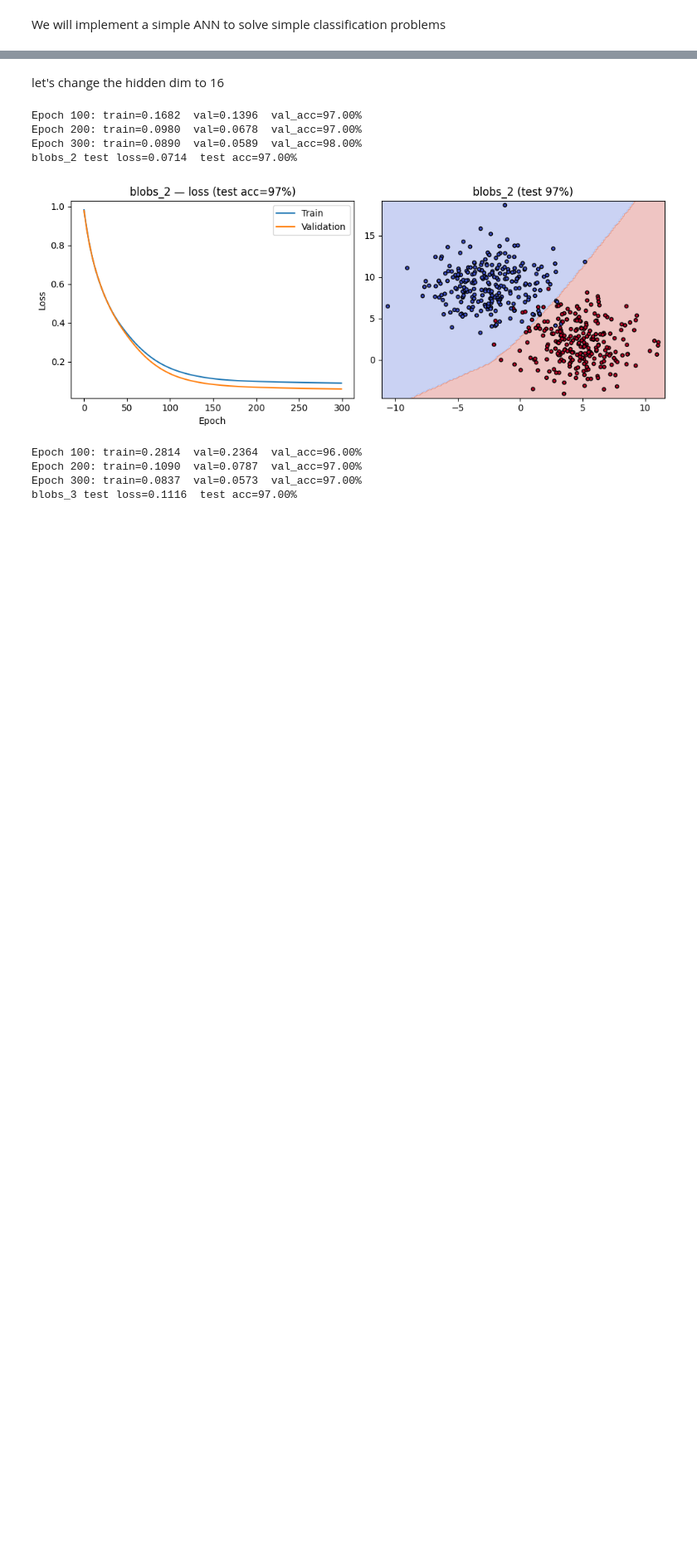
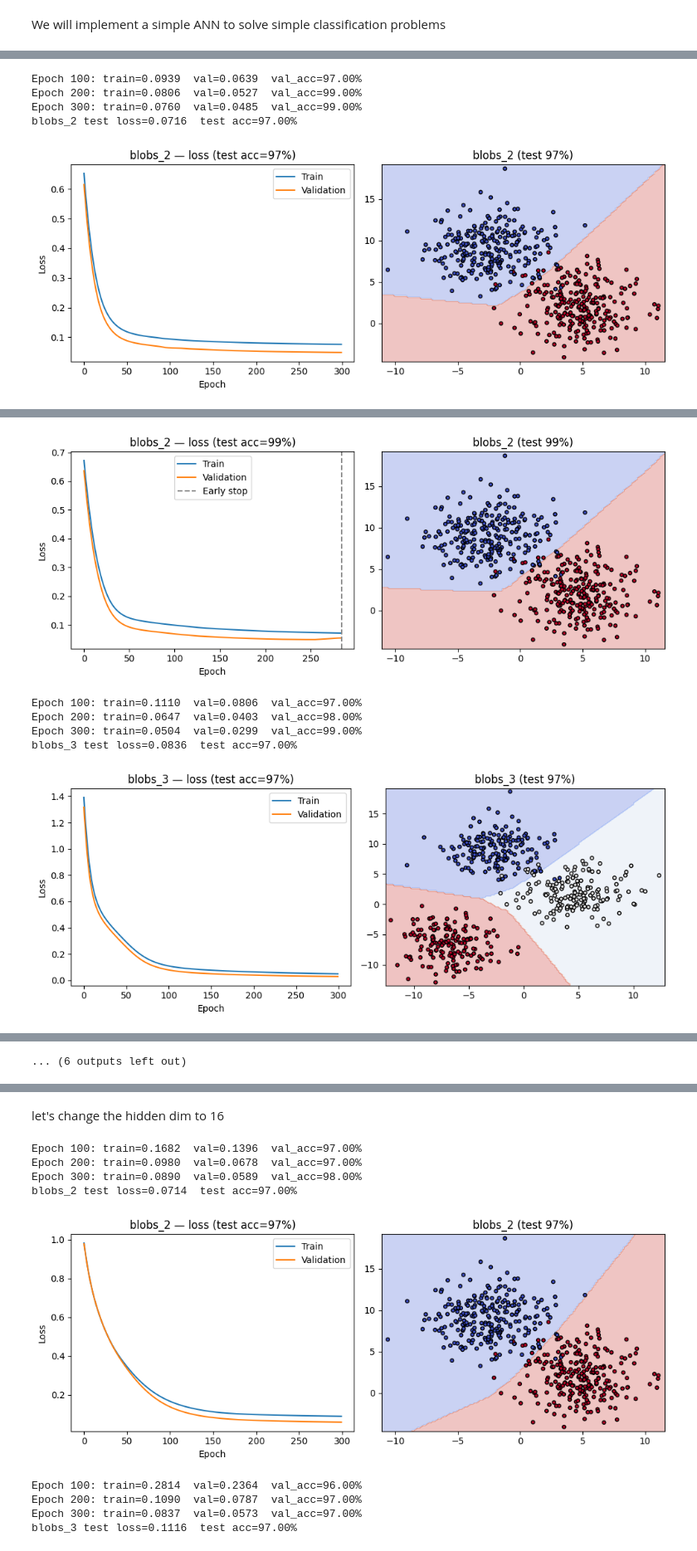
Before and after one commit to tomhait/infinitylabs, a Jupyter notebook: python/pytorch_and_ann_intro/ann_intro/ann_intro.ipynb, the cells around one changed output, grey strips where cells are left out. Shown at 83% size. Saved outputs shown, nothing was run; the diff lists cells and outputs as text; code cells hidden in the pictures; blank space fills up the shorter version.

```diff
--- a/python/pytorch_and_ann_intro/ann_intro/ann_intro.ipynb
+++ b/python/pytorch_and_ann_intro/ann_intro/ann_intro.ipynb
@@ -10,11 +10,11 @@ from sklearn.datasets import make_blobs, make_circles, make_moons
 from sklearn.model_selection import train_test_split
 # %%
 class ANN(nn.Module):
-    def __init__(self, n_in, n_hidden, n_out):
+    def __init__(self, n_in, n_hidden, n_out, activation_fn=nn.ReLU):
         super().__init__()
         self.net = nn.Sequential(
-            nn.Linear(n_in, n_hidden), nn.ReLU(),
-            nn.Linear(n_hidden, n_hidden), nn.ReLU(),
+            nn.Linear(n_in, n_hidden), activation_fn(),
+            nn.Linear(n_hidden, n_hidden), activation_fn(),
             nn.Linear(n_hidden, n_out),
         )
 
@@ -65,7 +65,7 @@ def plot_boundary(model, X, y, title):
     plt.scatter(X[:, 0], X[:, 1], c=y, cmap="coolwarm", edgecolors="k", s=15)
     plt.title(title)
 # %%
-def train(dataset="circles", epochs=300, lr=1e-3, patience=30, n_hidden=32, **kwargs):
+def train(dataset="circles", epochs=300, lr=1e-3, patience=30, n_hidden=32, activation_fn=nn.ReLU, **kwargs):
     X, y = get_data(dataset, **kwargs)
     X_train, X_temp, y_train, y_temp = train_test_split(X, y, test_size=0.4, random_state=42)
     X_val, X_test, y_val, y_test = train_test_split(X_temp, y_temp, test_size=0.5, random_state=42)
@@ -77,7 +77,7 @@ def train(dataset="circles", epochs=300, lr=1e-3, patience=30, n_hidden=32, **kw
     X_test = torch.tensor(X_test, dtype=torch.float32)
     y_test = torch.tensor(y_test, dtype=torch.long)
 
-    model = ANN(2, n_hidden=n_hidden, n_out=len(np.unique(y)))
+    model = ANN(2, n_hidden=n_hidden, n_out=len(np.unique(y)), activation_fn=activation_fn)
     opt = optim.Adam(model.parameters(), lr=lr)
     loss_fn = nn.CrossEntropyLoss()
     train_losses, val_losses = [], []
@@ -139,13 +139,13 @@ def train(dataset="circles", epochs=300, lr=1e-3, patience=30, n_hidden=32, **kw
     plt.show()
 # %%
 datasets = {
-        "blobs_2": {"cluster_std": 2.5},
-        "blobs_3": {"cluster_std": 2.5},
+        "blobs_2_Relu": {"cluster_std": 2.5, "activation_fn": nn.ReLU},
+        "blobs_2_LeakyRelu": {"cluster_std": 2.5, "activation_fn": nn.LeakyReLU},
+        "blobs_3_Relu": {"cluster_std": 2.5, "activation_fn": nn.ReLU},
+        "blobs_3_LeakyRelu": {"cluster_std": 2.5, "activation_fn": nn.LeakyReLU},
         "circles": {"noise": 0.25, "factor": 0.3},
+        "circles_Tanh": {"noise": 0.25, "factor": 0.3, "activation_fn": nn.Tanh},
         "moons": {"noise": 0.35},
         "spirals": {"noise": 0.25},
         "xor": {"noise": 0.3},
     }
-# %%
-for name, kwargs in datasets.items():
-    train(name, **kwargs)
@@ -182,0 +152,16 @@ xor test loss=0.3291  test acc=86.00%
+# %%
+for name, kwargs in datasets.items():
+    actual_dataset_name = name
+    if name.startswith("blobs_2"):
+        actual_dataset_name = "blobs_2"
+    elif name.startswith("blobs_3"):
+        actual_dataset_name = "blobs_3"
+    elif name.startswith("circles"):
+        actual_dataset_name = "circles"
+    train(actual_dataset_name, **kwargs)
+# %% [output]
+Epoch 100: train=0.0939  val=0.0639  val_acc=97.00%
+Epoch 200: train=0.0806  val=0.0527  val_acc=99.00%
+Epoch 300: train=0.0760  val=0.0485  val_acc=99.00%
+blobs_2 test loss=0.0716  test acc=97.00%
+[figure, added]
@@ -182,0 +172,6 @@ xor test loss=0.3291  test acc=86.00%
+[figure, added]
+Epoch 100: train=0.1110  val=0.0806  val_acc=97.00%
+Epoch 200: train=0.0647  val=0.0403  val_acc=98.00%
+Epoch 300: train=0.0504  val=0.0299  val_acc=99.00%
+blobs_3 test loss=0.0836  test acc=97.00%
+[figure, added]
@@ -183 +193,2 @@ xor test loss=0.3291  test acc=86.00%
+... (6 outputs left out)
 # %% [markdown]
```
Also changed, not shown: parts of 3 cells of this notebook.
